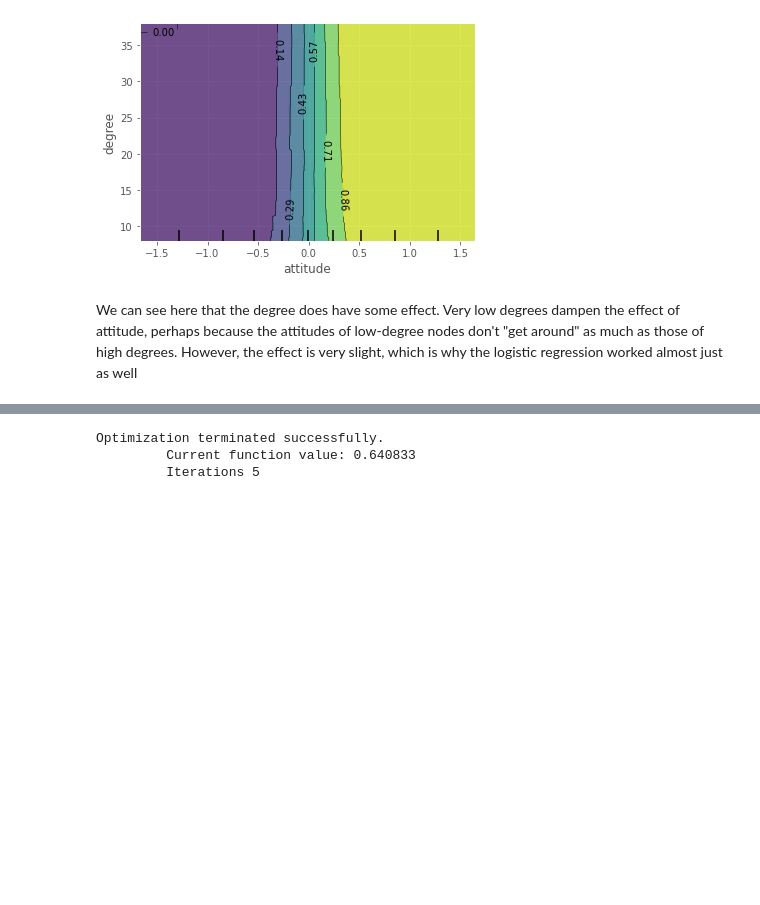
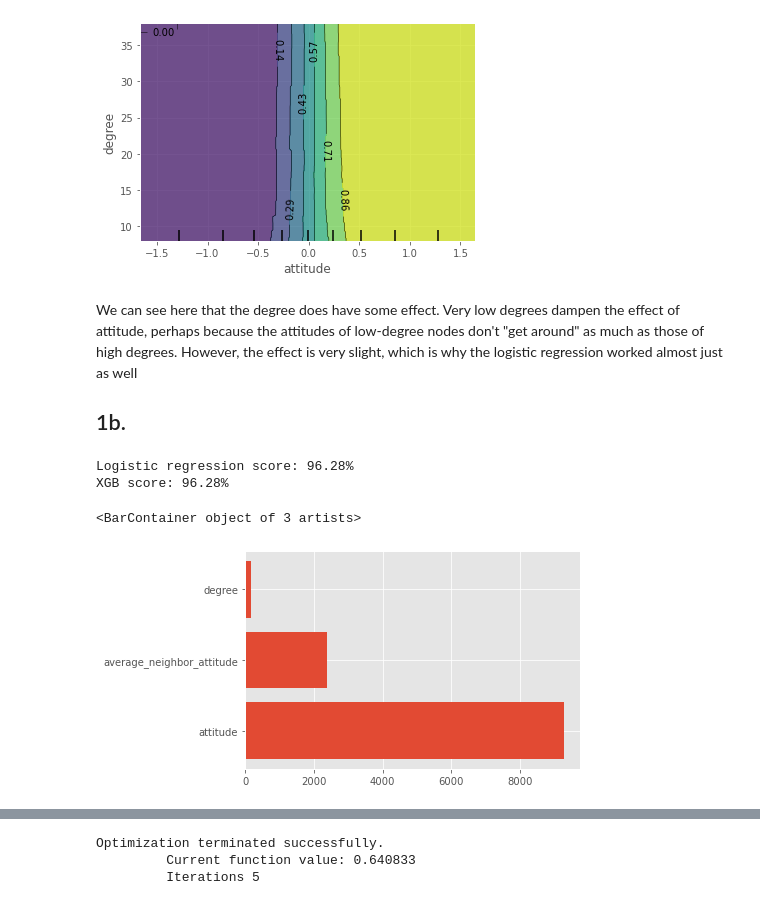
Before and after one commit to zer2/peer-pressure, a Jupyter notebook: Modeling mob mentality part 2.ipynb, the cells around one changed output, grey strips where cells are left out. Drawn from its saved outputs; the diff is of its cells as text; code cells hidden in the pictures; blank space fills up the shorter version.

```diff
--- a/Modeling mob mentality part 2.ipynb
+++ b/Modeling mob mentality part 2.ipynb
@@ -246,3 +291,36 @@ plot_partial_dependence(xgb_behavior, sample, [('attitude','degree')])
 [figure]
 # %% [markdown]
 We can see here that the degree does have some effect. Very low degrees dampen the effect of attitude, perhaps because the attitudes of low-degree nodes don't "get around" as much as those of high degrees. However, the effect is very slight, which is why the logistic regression worked almost just as well
+
+## 1b.
+# %%
+train_x_2, test_x_2, train_y_2, test_y_2 = train_test_split(result_df_2[['attitude','average_neighbor_attitude','degree']]
+                                                            ,result_df_2['behavior']
+                                                            ,test_size = 0.1)
+# %%
+xgb_behavior_2 = XGBClassifier().fit(train_x_2, train_y_2)
+lr_behavior_2 = LogisticRegression().fit(train_x_2,train_y_2)
+# %%
+def get_scores(lr_model, xgb_model, test_x, test_y):
+
+    lr_predictions = lr_model.predict_proba(test_x)
+    xgb_predictions = xgb_model.predict_proba(test_x)
+
+    lr_score = roc_auc_score(test_y, [p[1] for p in lr_predictions])
+    xgb_score = roc_auc_score(test_y, [p[1] for p in xgb_predictions])
+
+    print('Logistic regression score: ' + str(np.round(lr_score*100,2)) + '%')
+    print('XGB score: ' + str(np.round(xgb_score*100,2)) + '%')
+
+get_scores(lr_behavior_2, xgb_behavior_2, test_x_2, test_y_2)
+# %% [output]
+Logistic regression score: 96.28%
+XGB score: 96.28%
+# %%
+gain_importances_2 = xgb_behavior_2.get_booster().get_score(importance_type='gain')
+plt.style.use('ggplot')
+
+plt.barh([k for k,v in gain_importances_2.items()], [v for k,v in gain_importances_2.items()])
+# %% [output]
+<BarContainer object of 3 artists>
+[figure, added]
```
Also changed, not shown: parts of 30 cells of this notebook.
